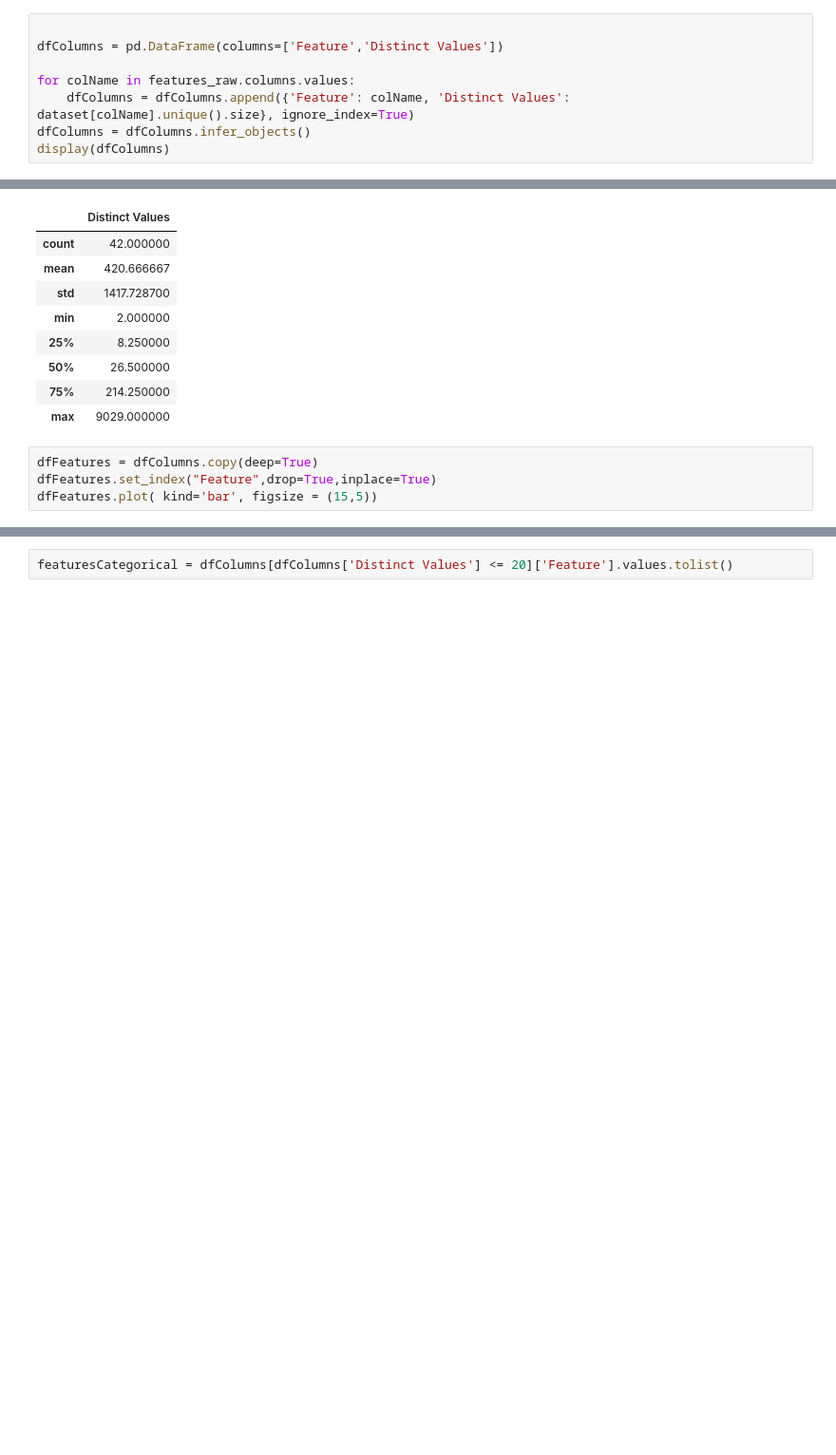
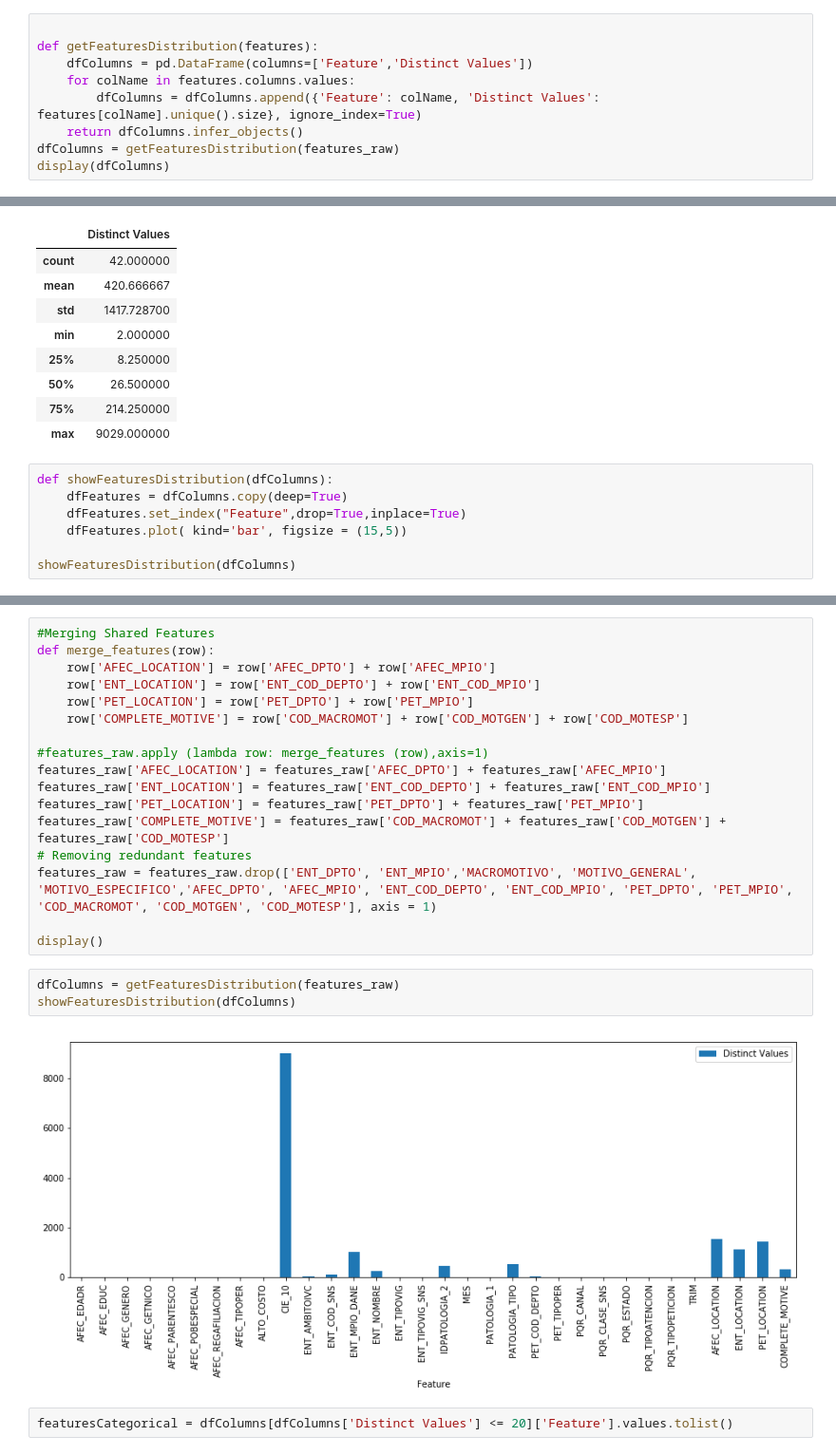
Before and after one commit to mrugeles/capstone-project, a Jupyter notebook: 2) Dataset - Preprocessing.ipynb, the cells around one changed output, grey strips where cells are left out. Shown at 95% size. Cells and saved outputs as stored; diff of their text form; blank space fills up the shorter version.

Commit message:
Mergin common features

```diff
--- a/2) Dataset - Preprocessing.ipynb
+++ b/2) Dataset - Preprocessing.ipynb
@@ -31,11 +31,12 @@ features_raw = dataset.drop(['RIESGO_VIDA'], axis = 1)
 ## Features Class Distribution
 # %%
 
-dfColumns = pd.DataFrame(columns=['Feature','Distinct Values'])
-
-for colName in features_raw.columns.values:
-    dfColumns = dfColumns.append({'Feature': colName, 'Distinct Values': dataset[colName].unique().size}, ignore_index=True)
-dfColumns = dfColumns.infer_objects()
+def getFeaturesDistribution(features):
+    dfColumns = pd.DataFrame(columns=['Feature','Distinct Values'])
+    for colName in features.columns.values:
+        dfColumns = dfColumns.append({'Feature': colName, 'Distinct Values': features[colName].unique().size}, ignore_index=True)
+    return dfColumns.infer_objects()
+dfColumns = getFeaturesDistribution(features_raw)
 display(dfColumns)
 # %% [output]
 |  | Feature | Distinct Values |
@@ -68,7 +69,10 @@ dfColumns.describe()
 | 75% | 214.250000 |
 | max | 9029.000000 |
 # %%
-dfFeatures = dfColumns.copy(deep=True)
-dfFeatures.set_index("Feature",drop=True,inplace=True)
-dfFeatures.plot( kind='bar', figsize = (15,5))
+def showFeaturesDistribution(dfColumns):
+    dfFeatures = dfColumns.copy(deep=True)
+    dfFeatures.set_index("Feature",drop=True,inplace=True)
+    dfFeatures.plot( kind='bar', figsize = (15,5))
+
+showFeaturesDistribution(dfColumns)
 # %% [output]
@@ -77,3 +97,25 @@ dfFeatures.plot( kind='bar', figsize = (15,5))
+# %%
+#Merging Shared Features
+def merge_features(row):
+    row['AFEC_LOCATION'] = row['AFEC_DPTO'] + row['AFEC_MPIO']
+    row['ENT_LOCATION'] = row['ENT_COD_DEPTO'] + row['ENT_COD_MPIO']
+    row['PET_LOCATION'] = row['PET_DPTO'] + row['PET_MPIO']
+    row['COMPLETE_MOTIVE'] = row['COD_MACROMOT'] + row['COD_MOTGEN'] + row['COD_MOTESP']
+
+#features_raw.apply (lambda row: merge_features (row),axis=1)
+features_raw['AFEC_LOCATION'] = features_raw['AFEC_DPTO'] + features_raw['AFEC_MPIO']
+features_raw['ENT_LOCATION'] = features_raw['ENT_COD_DEPTO'] + features_raw['ENT_COD_MPIO']
+features_raw['PET_LOCATION'] = features_raw['PET_DPTO'] + features_raw['PET_MPIO']
+features_raw['COMPLETE_MOTIVE'] = features_raw['COD_MACROMOT'] + features_raw['COD_MOTGEN'] + features_raw['COD_MOTESP']
+# Removing redundant features
+features_raw = features_raw.drop(['ENT_DPTO', 'ENT_MPIO','MACROMOTIVO', 'MOTIVO_GENERAL', 'MOTIVO_ESPECIFICO','AFEC_DPTO', 'AFEC_MPIO', 'ENT_COD_DEPTO', 'ENT_COD_MPIO', 'PET_DPTO', 'PET_MPIO', 'COD_MACROMOT', 'COD_MOTGEN', 'COD_MOTESP'], axis = 1)
+
+display()
+# %%
+dfColumns = getFeaturesDistribution(features_raw)
+showFeaturesDistribution(dfColumns)
+# %% [output]
+[figure, added]
 # %%
 featuresCategorical = dfColumns[dfColumns['Distinct Values'] <= 20]['Feature'].values.tolist()
 # %%
```
Also changed, not shown: parts of 2 cells of this notebook.
